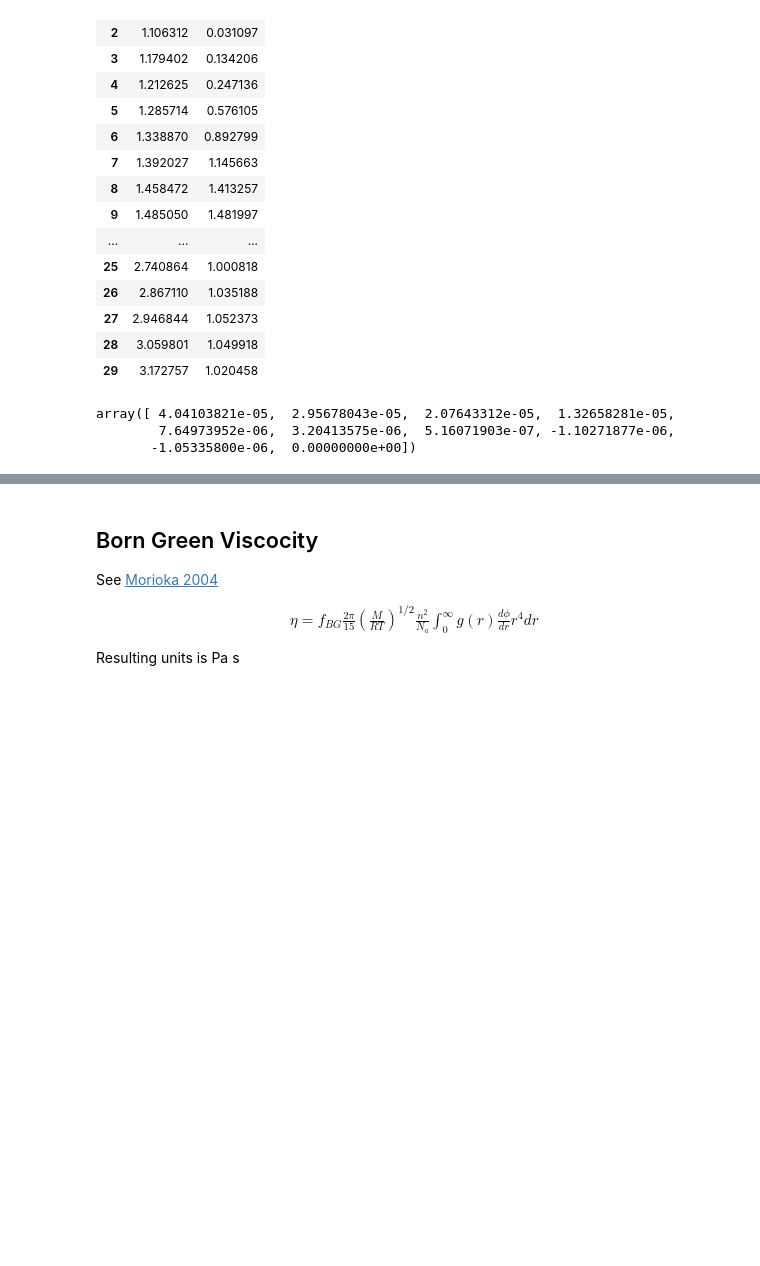
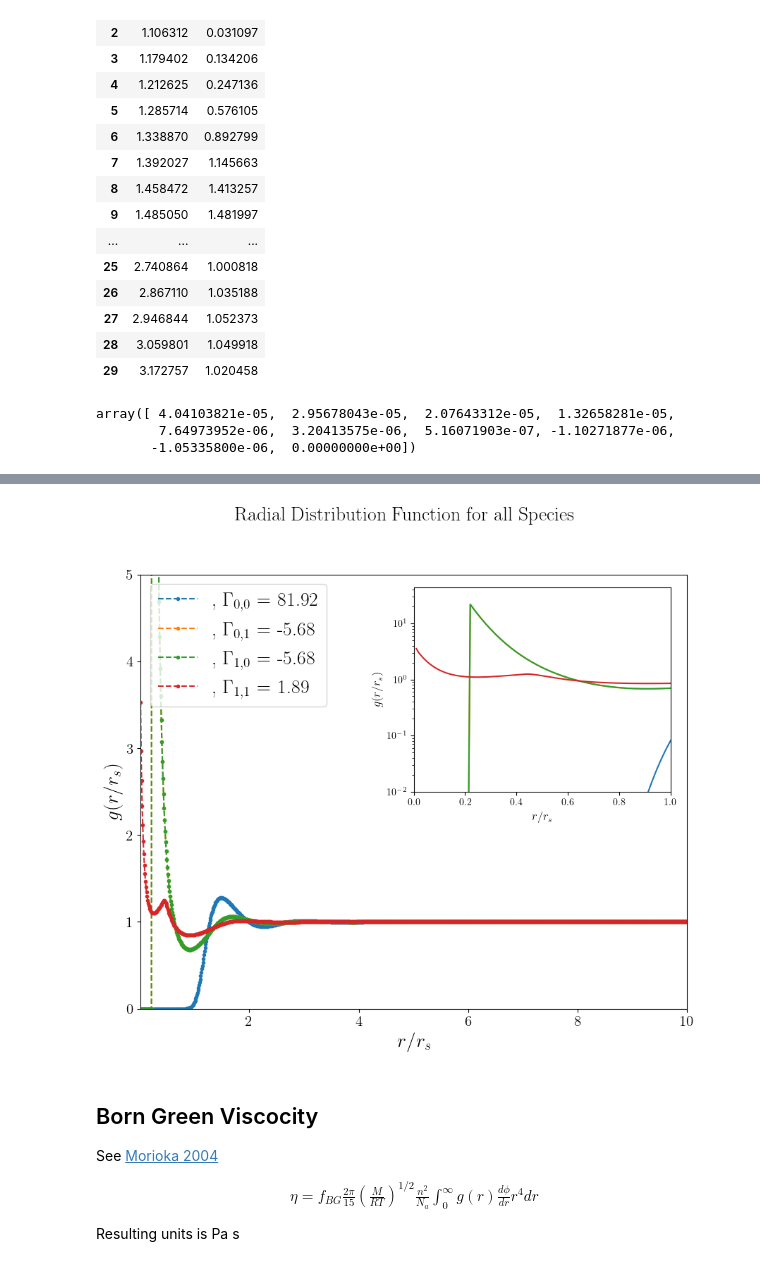
Before and after one commit to ZachAJohnson/hnc, a Jupyter notebook: TCCW/PIE_TCCW.ipynb, the cells around one changed output, grey strips where cells are left out. Saved outputs shown, nothing was run; the diff lists cells and outputs as text; code cells hidden in the pictures; blank space fills up the shorter version.

```diff
--- a/TCCW/PIE_TCCW.ipynb
+++ b/TCCW/PIE_TCCW.ipynb
@@ -276,3 +295,7 @@ ax.legend(fontsize=15)
+# %%
+atom_long.hnc.plot_g_all_species()
+# %% [output]
+[figure, added]
 # %% [markdown]
 ## Born Green Viscocity
 See [Morioka 2004](https://www.sciencedirect.com/science/article/pii/S0022309304003692)
```
Also changed, not shown: parts of 6 cells of this notebook, 12 other files.
